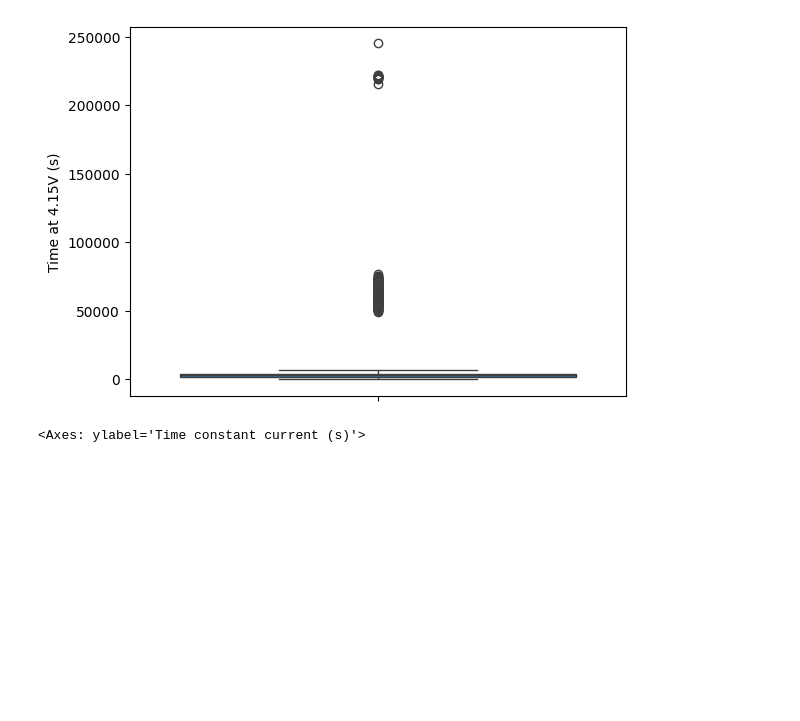
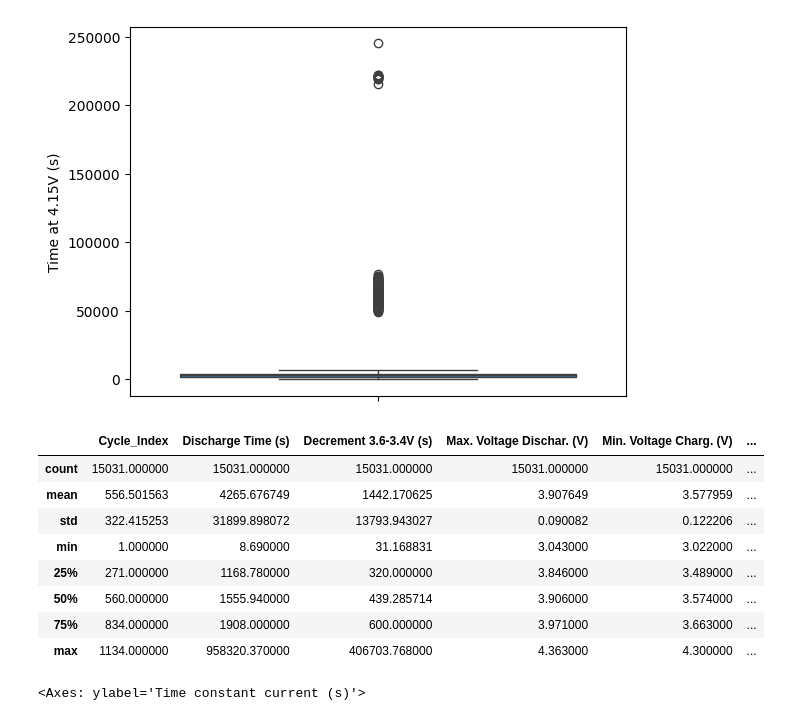
Before and after one commit to corioIA/Projet_IA, a Jupyter notebook: IA_bat.ipynb, the cells around one changed output. Cells and saved outputs as stored; diff of their text form; code cells hidden in the pictures; blank space fills up the shorter version.

```diff
--- a/IA_bat.ipynb
+++ b/IA_bat.ipynb
@@ -91,4 +110,19 @@ sns.boxplot(data=df, y="Time at 4.15V (s)")
 # %% [output]
 <Axes: ylabel='Time at 4.15V (s)'>
 [figure]
+# %%
+#Suppression des valeurs abérantes de la colonne Time at 4.15V (s).
+df.loc[df['Time at 4.15V (s)']<0]
+df=df[df['Time at 4.15V (s)']>=0]
+df.describe()
+# %% [output]
+|  | Cycle_Index | Discharge Time (s) | Decrement 3.6-3.4V (s) | Max. Voltage Dischar. (V) | Min. Voltage Charg. (V) | ... |
+| count | 15031.000000 | 15031.000000 | 15031.000000 | 15031.000000 | 15031.000000 | ... |
+| mean | 556.501563 | 4265.676749 | 1442.170625 | 3.907649 | 3.577959 | ... |
+| std | 322.415253 | 31899.898072 | 13793.943027 | 0.090082 | 0.122206 | ... |
+| min | 1.000000 | 8.690000 | 31.168831 | 3.043000 | 3.022000 | ... |
+| 25% | 271.000000 | 1168.780000 | 320.000000 | 3.846000 | 3.489000 | ... |
+| 50% | 560.000000 | 1555.940000 | 439.285714 | 3.906000 | 3.574000 | ... |
+| 75% | 834.000000 | 1908.000000 | 600.000000 | 3.971000 | 3.663000 | ... |
+| max | 1134.000000 | 958320.370000 | 406703.768000 | 4.363000 | 4.300000 | ... |
 # %%
```
Also changed, not shown: parts of 10 cells of this notebook.
